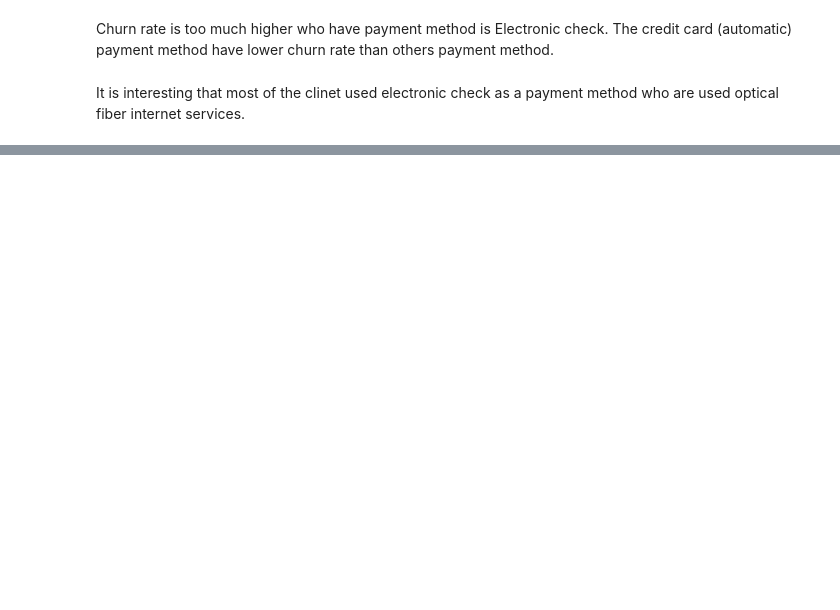
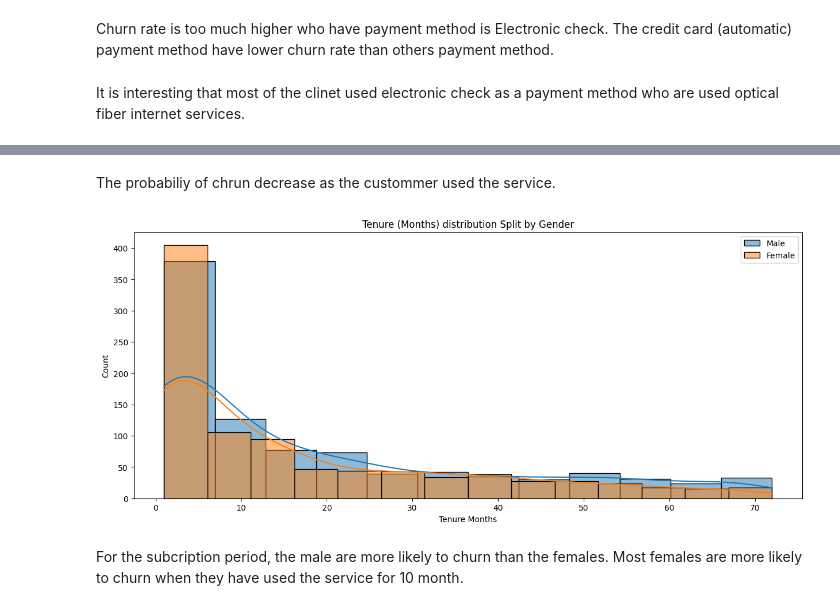
Before and after one commit to FaisalAhmedBijoy/Predicting-Telco-Customer-Churn, a Jupyter notebook: test_telco_churn_prediction_ml.ipynb, the cells around one changed output, grey strips where cells are left out. Cells and saved outputs as stored; diff of their text form; code cells hidden in the pictures; blank space fills up the shorter version.

```diff
--- a/test_telco_churn_prediction_ml.ipynb
+++ b/test_telco_churn_prediction_ml.ipynb
@@ -559,0 +601,19 @@ It is interesting that most of the clinet used electronic check as a payment met
+# %% [markdown]
+The probabiliy of chrun decrease as the custommer used the service.
+# %%
+# Set plot title
+plt.title('Tenure (Months) distribution Split by Gender')
+
+# Create a histogram using histplot
+sns.histplot(data=df[(df['Churn Label'] == 'Yes') & (df['Gender'] == 'Male')], x='Tenure Months', label='Male', kde=True)
+sns.histplot(data=df[(df['Churn Label'] == 'Yes') & (df['Gender'] == 'Female')], x='Tenure Months', label='Female', kde=True)
+
+# Add legend
+plt.legend()
+
+# Display the plot
+plt.show()
+# %% [output]
+[figure, added]
+# %% [markdown]
+For the subcription period, the male are more likely to churn than the females. Most females are more likely to churn when they have used the service for 10 month.
```
Also changed, not shown: parts of 9 cells of this notebook.
